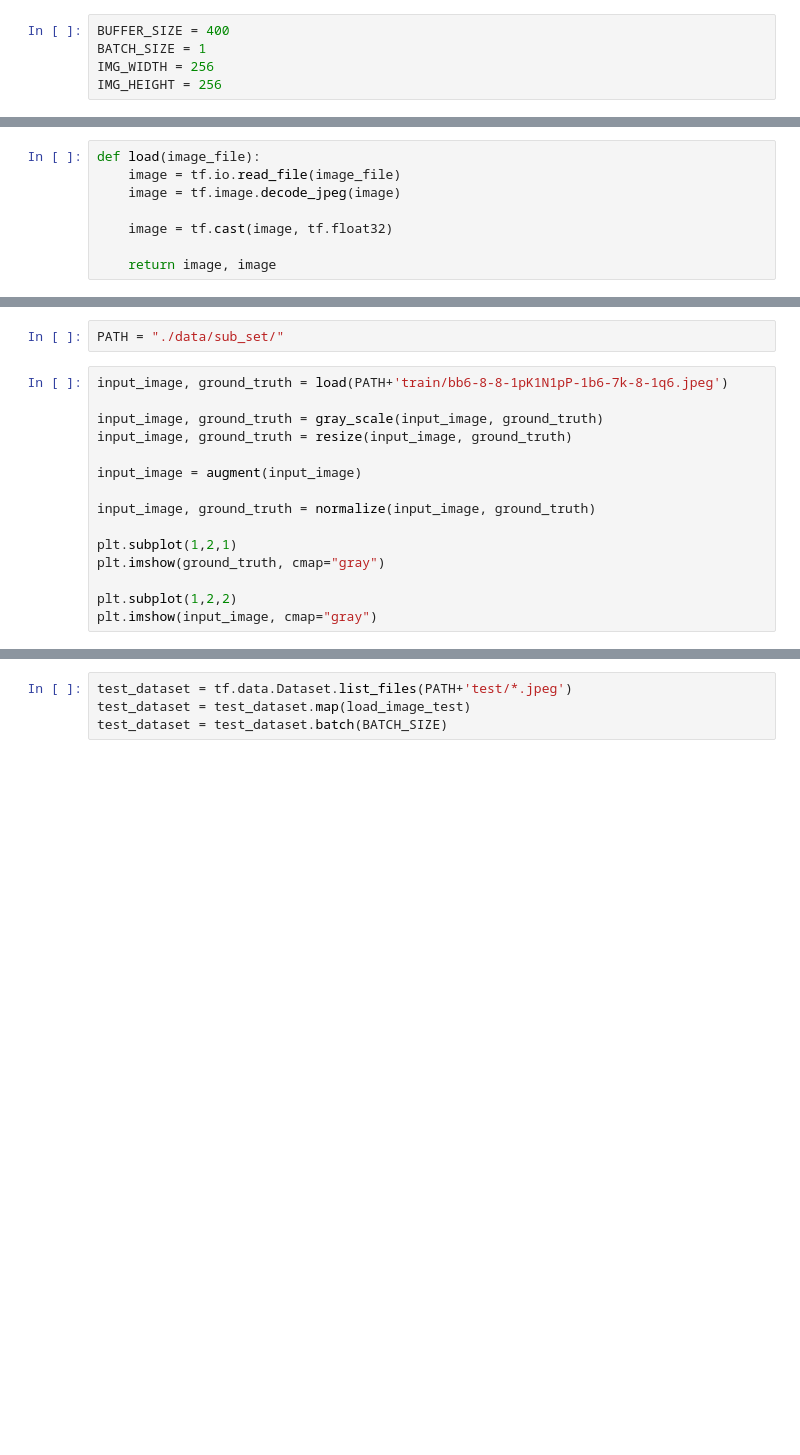
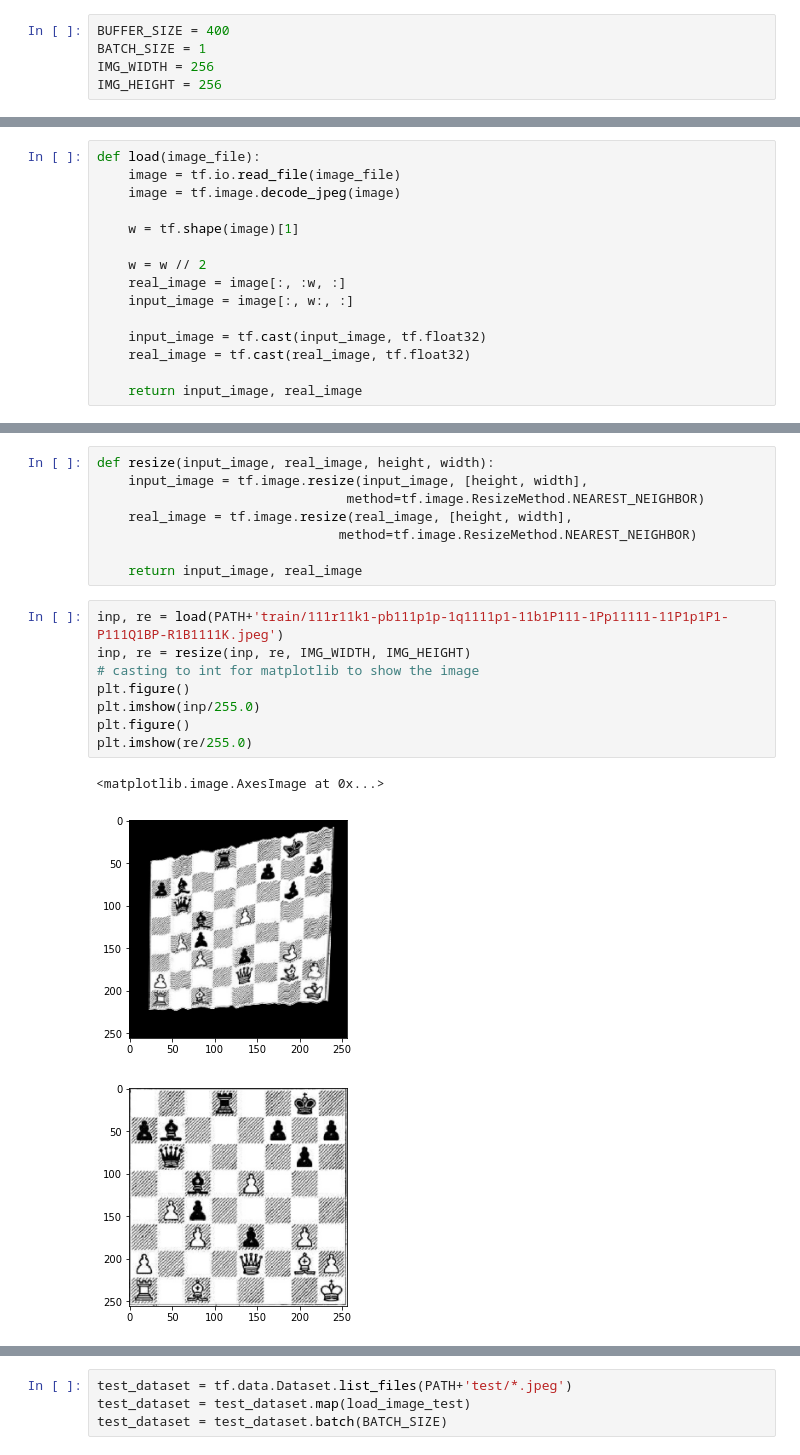
Before and after one commit to EthanHaque/clean_chessboard_images, a Jupyter notebook: train_preprocesser.ipynb, the cells around one changed output, grey strips where cells are left out. Drawn from its saved outputs; the diff is of its cells as text; blank space fills up the shorter version.

Commit message:
training

```diff
--- a/train_preprocesser.ipynb
+++ b/train_preprocesser.ipynb
@@ -16,6 +18,13 @@ def load(image_file):
     image = tf.io.read_file(image_file)
     image = tf.image.decode_jpeg(image)
 
-    image = tf.cast(image, tf.float32)
+    w = tf.shape(image)[1]
 
-    return image, image
+    w = w // 2
+    real_image = image[:, :w, :]
+    input_image = image[:, w:, :]
+
+    input_image = tf.cast(input_image, tf.float32)
+    real_image = tf.cast(real_image, tf.float32)
+
+    return input_image, real_image
@@ -31,17 +30,0 @@ def augment(input_image):
-# %%
-PATH = "./data/sub_set/"
-# %%
-input_image, ground_truth = load(PATH+'train/bb6-8-8-1pK1N1pP-1b6-7k-8-1q6.jpeg')
-
-input_image, ground_truth = gray_scale(input_image, ground_truth)
-input_image, ground_truth = resize(input_image, ground_truth)
-
-input_image = augment(input_image)
-
-input_image, ground_truth = normalize(input_image, ground_truth)
-
-plt.subplot(1,2,1)
-plt.imshow(ground_truth, cmap="gray")
-
-plt.subplot(1,2,2)
-plt.imshow(input_image, cmap="gray")
@@ -50 +37,21 @@ NameError: name 'gray_scale' is not defined
+# %%
+def resize(input_image, real_image, height, width):
+    input_image = tf.image.resize(input_image, [height, width],
+                                method=tf.image.ResizeMethod.NEAREST_NEIGHBOR)
+    real_image = tf.image.resize(real_image, [height, width],
+                               method=tf.image.ResizeMethod.NEAREST_NEIGHBOR)
+
+    return input_image, real_image
+# %%
+inp, re = load(PATH+'train/111r11k1-pb111p1p-1q1111p1-11b1P111-1Pp11111-11P1p1P1-P111Q1BP-R1B1111K.jpeg')
+inp, re = resize(inp, re, IMG_WIDTH, IMG_HEIGHT)
+# casting to int for matplotlib to show the image
+plt.figure()
+plt.imshow(inp/255.0)
+plt.figure()
+plt.imshow(re/255.0)
+# %% [output]
+<matplotlib.image.AxesImage at 0x...>
+[figure, added]
+[figure, added]
 # %%
```
Also changed, not shown: parts of 19 cells of this notebook, 1 other file.
